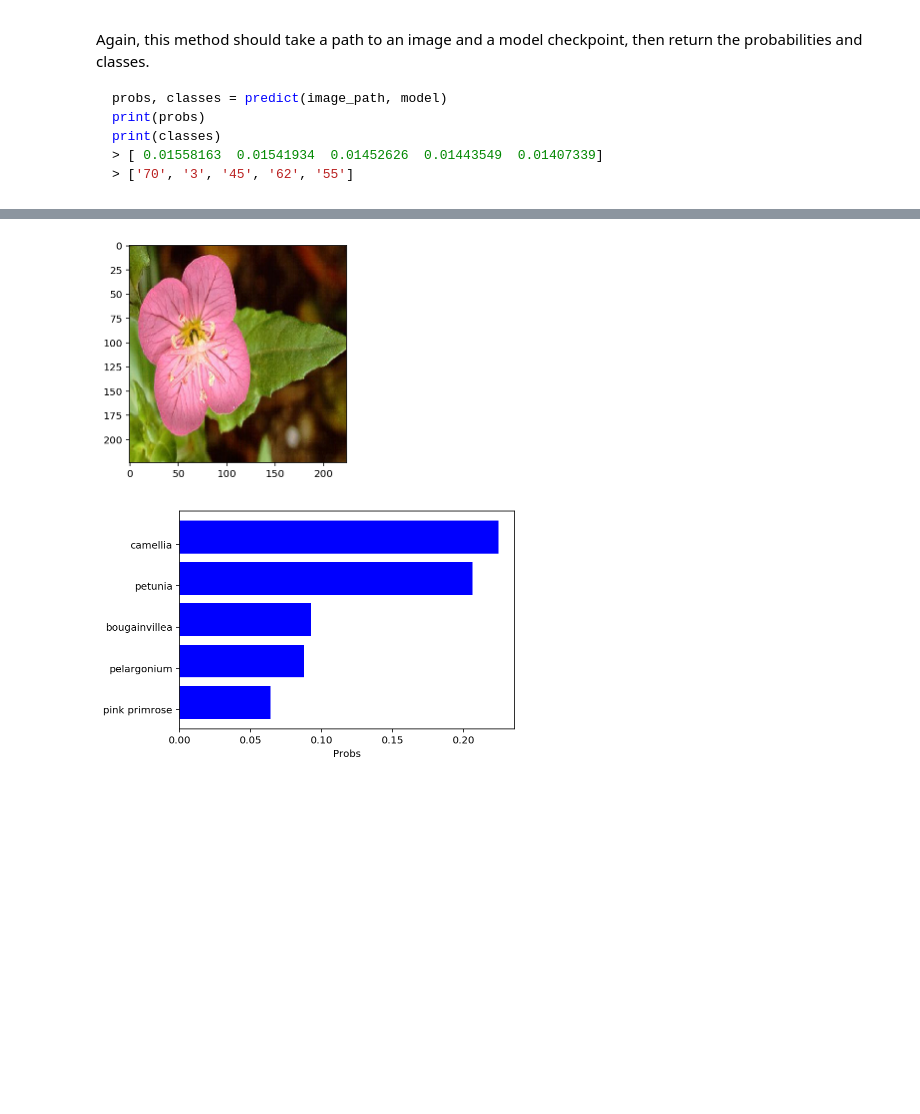
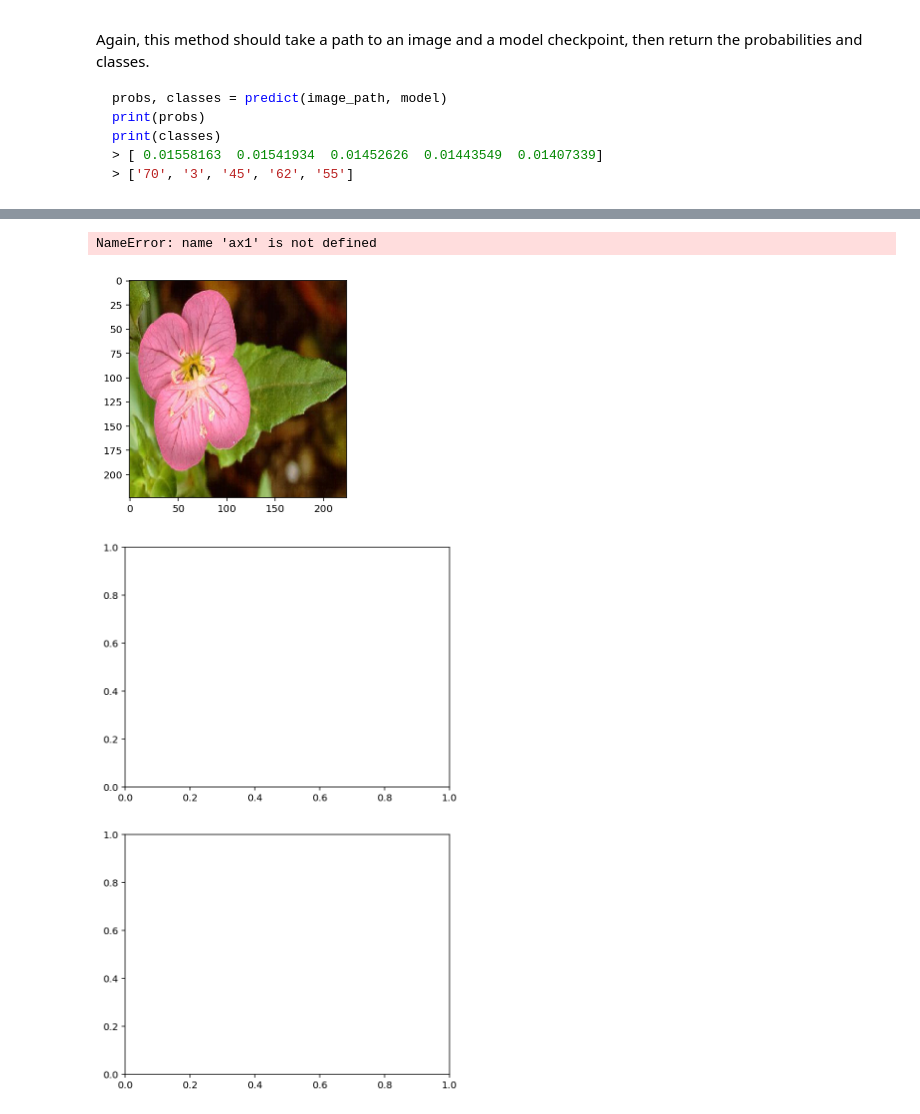
Before and after one commit to jim2236/Image_Classifier_Udacity, a Jupyter notebook: Image Classifier Project.ipynb, the cells around one changed output, grey strips where cells are left out. Drawn from its saved outputs; the diff is of its cells as text; code cells hidden in the pictures; blank space fills up the shorter version.

```diff
--- a/Image Classifier Project.ipynb
+++ b/Image Classifier Project.ipynb
@@ -441,30 +442,32 @@ for i in classes[0]:
 # %%
 # TODO: Display an image along with the top 5 classes
 
 filepath = '/home/workspace/aipnd-project/'
 image_path = filepath + 'flowers/test/1/'
 image = imshow((process_image(image_path + 'image_06760.jpg')))
-plt.show()
 
-# remove
-#probs = [[ 0.22444193,  0.20619611,  0.09272759,  0.08773484, 0.06407358]]
-# remove
+fig, ax = plt.subplots(figsize=(6,10), ncols=1, nrows=2)
 
-fig, ax = plt.subplots()
+flower_name = "daisy" #mapping[image_path.split('/')[-2]]
+ax1.set_title(flower_name)
+ax1.imshow(image)
+ax1.axis("off")
 
 probs = [y for x in probs for y in x]
-x_probs = probs
+#x_probs = probs
 
-y_pos = np.arange(len(final_classes))
+y_pos = np.arange(len(prob))
 
-ax.barh(y_pos,x_probs, align='center', color='blue', ecolor='black')
+ax2.barh(y_pos, probs, align='center')
 
-ax.set_yticks(y_pos +0.35/2)
-ax.set_yticklabels(final_classes)
-ax.invert_yaxis()  # labels read top to down
+ax2.set_yticks(y_pos)
+ax2.set_yticklabels([mapping[x] for x in classes])
+ax2.invert_yaxis()  # labels read top to down
 ax.set_xlabel('Probs')
+ax2.set_title("Class Probability")
 
 plt.show()
 # %% [output]
+NameError: name 'ax1' is not defined
 [figure]
-[figure, old version]
+[figure, new version]
```
Also changed, not shown: parts of 1 cell of this notebook.
